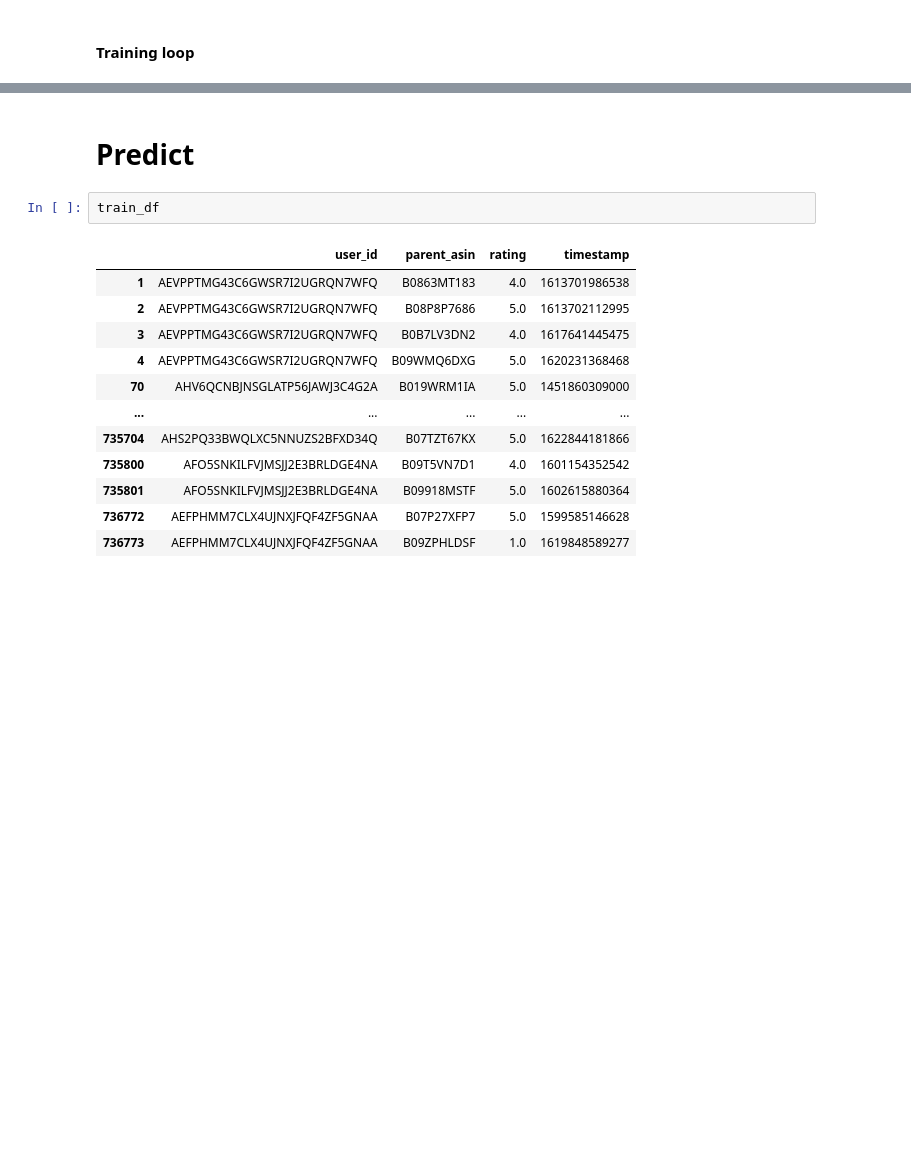
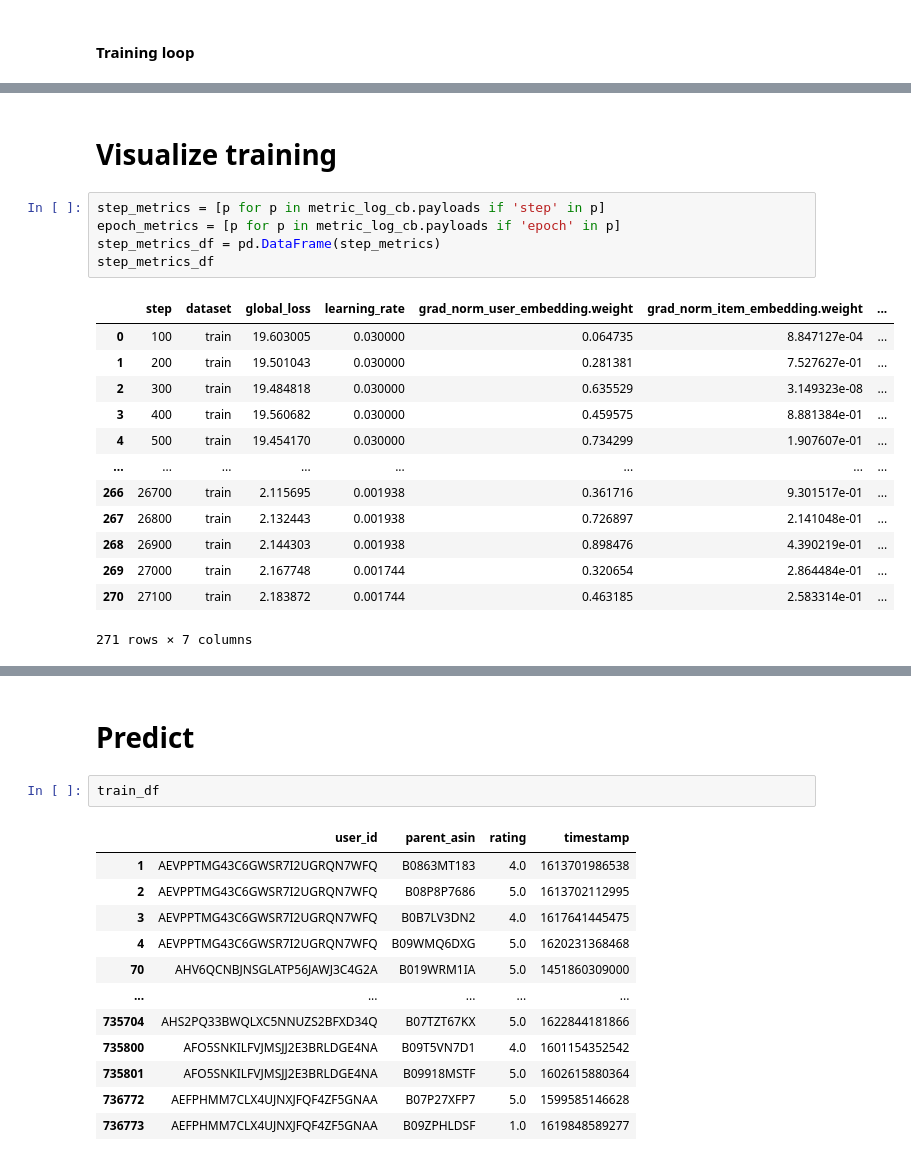
Before and after one commit to dvquy13/reco-algo, a Jupyter notebook: notebooks/lightgcn.ipynb, the cells around one changed output, grey strips where cells are left out. Saved outputs shown, nothing was run; the diff lists cells and outputs as text; blank space fills up the shorter version.

```diff
--- a/notebooks/lightgcn.ipynb
+++ b/notebooks/lightgcn.ipynb
@@ -318,0 +323,21 @@ train(model, dataloader, val_dataloader, epochs=n_epochs, patience=2, print_step
+# %% [markdown]
+# Visualize training
+# %%
+step_metrics = [p for p in metric_log_cb.payloads if 'step' in p]
+epoch_metrics = [p for p in metric_log_cb.payloads if 'epoch' in p]
+step_metrics_df = pd.DataFrame(step_metrics)
+step_metrics_df
+# %% [output]
+|  | step | dataset | global_loss | learning_rate | grad_norm_user_embedding.weight | grad_norm_item_embedding.weight | ... |
+| 0 | 100 | train | 19.603005 | 0.030000 | 0.064735 | 8.847127e-04 | ... |
+| 1 | 200 | train | 19.501043 | 0.030000 | 0.281381 | 7.527627e-01 | ... |
+| 2 | 300 | train | 19.484818 | 0.030000 | 0.635529 | 3.149323e-08 | ... |
+| 3 | 400 | train | 19.560682 | 0.030000 | 0.459575 | 8.881384e-01 | ... |
+| 4 | 500 | train | 19.454170 | 0.030000 | 0.734299 | 1.907607e-01 | ... |
+| ... | ... | ... | ... | ... | ... | ... | ... |
+| 266 | 26700 | train | 2.115695 | 0.001938 | 0.361716 | 9.301517e-01 | ... |
+| 267 | 26800 | train | 2.132443 | 0.001938 | 0.726897 | 2.141048e-01 | ... |
+| 268 | 26900 | train | 2.144303 | 0.001938 | 0.898476 | 4.390219e-01 | ... |
+| 269 | 27000 | train | 2.167748 | 0.001744 | 0.320654 | 2.864484e-01 | ... |
+| 270 | 27100 | train | 2.183872 | 0.001744 | 0.463185 | 2.583314e-01 | ... |
+271 rows × 7 columns
```
Also changed, not shown: parts of 12 cells of this notebook, 5 other files.
